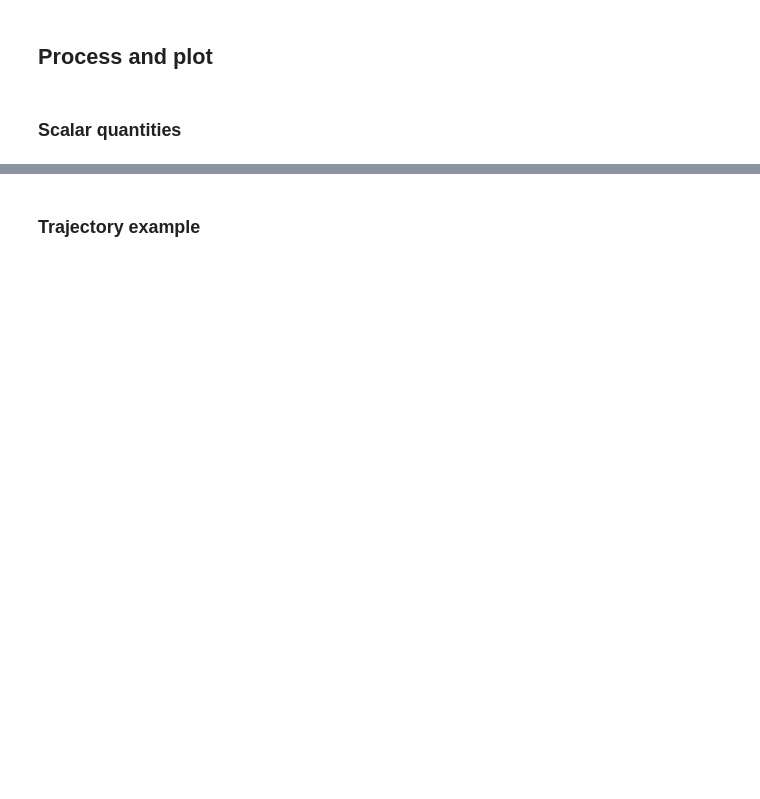
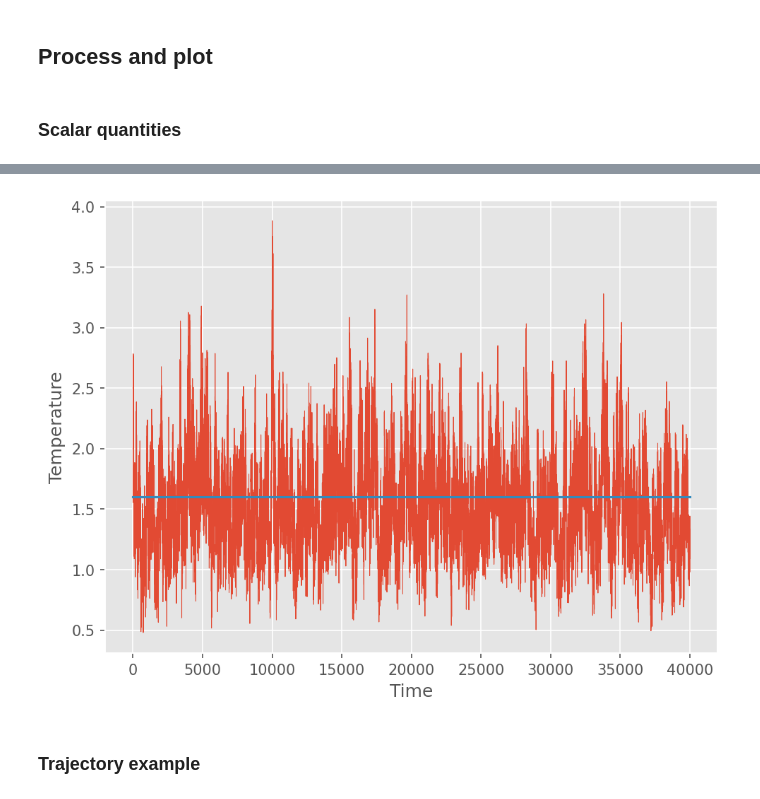
Before and after one commit to vojtech-votruba/mol-dynamics, a Jupyter notebook: excercises/1D-potential-process.ipynb, the cells around one changed output, grey strips where cells are left out. Cells and saved outputs as stored; diff of their text form; code cells hidden in the pictures; blank space fills up the shorter version.

```diff
--- a/excercises/1D-potential-process.ipynb
+++ b/excercises/1D-potential-process.ipynb
@@ -74,8 +78,11 @@ plt.legend();
 # %%
 plt.figure(constrained_layout=True)
 plt.plot(t, data_energy[:,5], label='Temperature', lw=0.5)
+plt.plot([0,2*len(t)], [1.6,1.6])
 plt.xlabel('Time')
 plt.ylabel('Temperature');
+# %% [output]
+[figure, added]
 # %% [markdown]
 ### Trajectory example
 # %%
```
Also changed, not shown: parts of 7 cells of this notebook, 5 other files.
